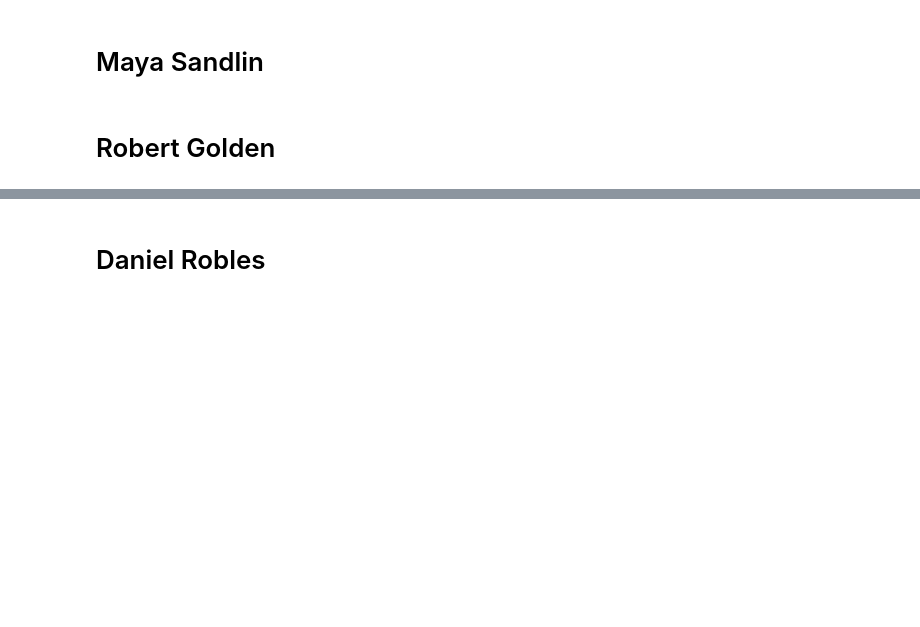
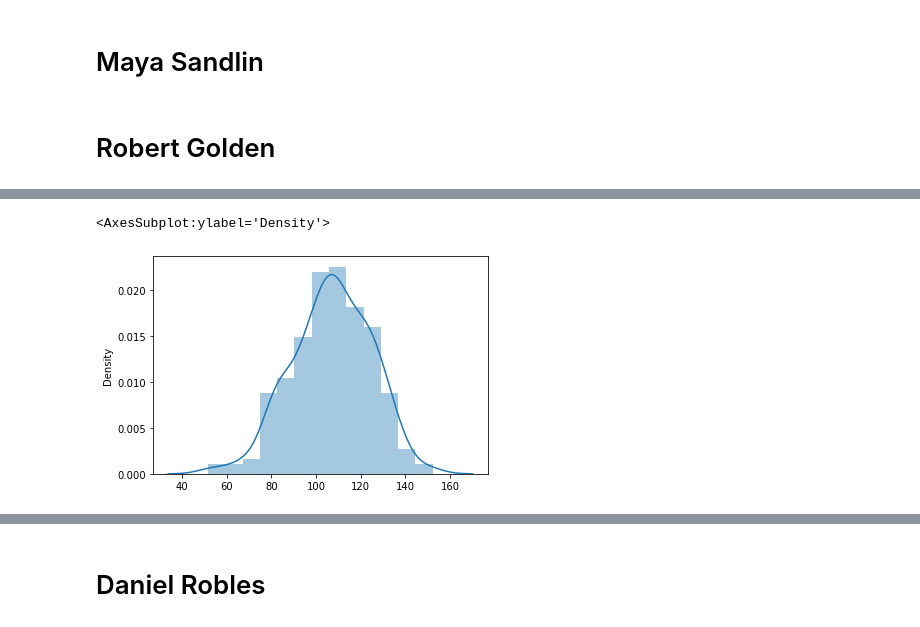
Before and after one commit to jumholtz/AIOverlordSupporters, a Jupyter notebook: student.ipynb, the cells around one changed output, grey strips where cells are left out. Cells and saved outputs as stored; diff of their text form; code cells hidden in the pictures; blank space fills up the shorter version.

```diff
--- a/student.ipynb
+++ b/student.ipynb
@@ -12,0 +155,5 @@ Please fill out:
+# %%
+sns.distplot(d1)
+# %% [output]
+<AxesSubplot:ylabel='Density'>
+[figure, added]
```
Also changed, not shown: parts of 7 cells of this notebook.
